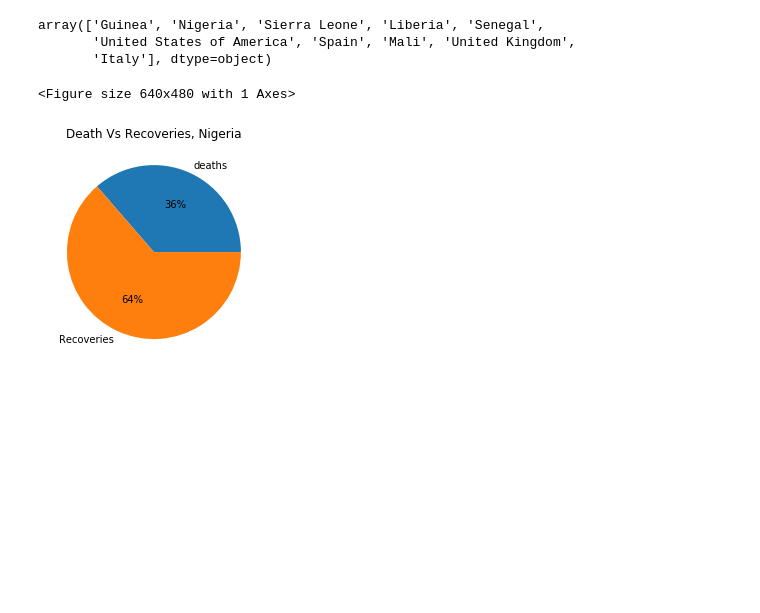
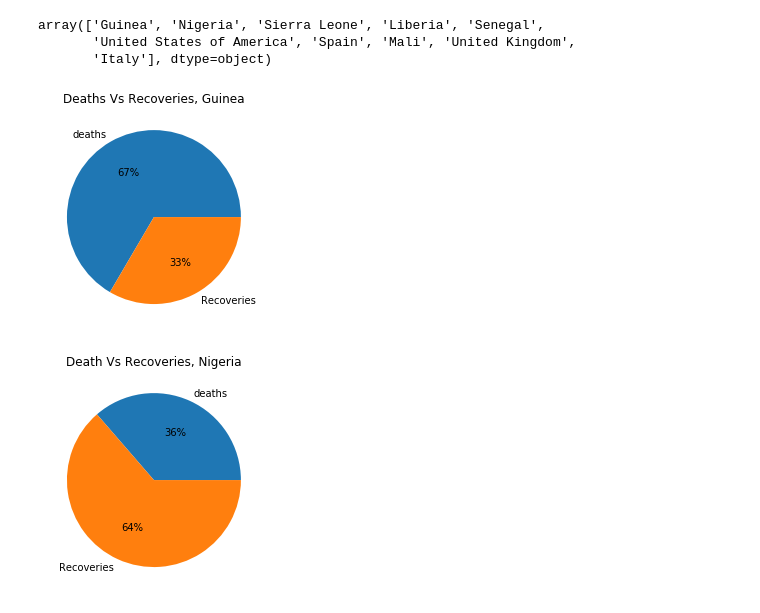
Before and after one commit to kunallll/EBOLA_OUTBREAK_2014_2016, a Jupyter notebook: EBOLA/Death_toll.ipynb, the cells around one changed output. Cells and saved outputs as stored; diff of their text form; code cells hidden in the pictures; blank space fills up the shorter version.

```diff
--- a/EBOLA/Death_toll.ipynb
+++ b/EBOLA/Death_toll.ipynb
@@ -68,14 +71,11 @@ array(['Guinea', 'Nigeria', 'Sierra Leone', 'Liberia', 'Senegal',
        'United States of America', 'Spain', 'Mali', 'United Kingdom',
        'Italy'], dtype=object)
 # %%
-import matplotlib.pyplot as pie1
-import numpy as np
-
-pie1.title('Deaths Vs Recoveries, Guinea')
+plt.title('Deaths Vs Recoveries, Guinea')
 slices = [Total_deaths[0]/Total_cases[0], (Total_cases[0] - Total_deaths[0])/Total_cases[0]]
-pie1.pie(slices, labels = ['deaths', 'Recoveries'], autopct = '%1.0f%%')
-pie1.savefig('Deaths_Vs_Recoveries_Guinea.png')
-pie1.show()
+plt.pie(slices, labels = ['deaths', 'Recoveries'], autopct = '%1.0f%%')
+plt.savefig('Deaths_Vs_Recoveries_Guinea.png')
+plt.show()
 # %% [output]
-<Figure size 640x480 with 1 Axes>
+[figure, added]
 # %%
```
Also changed, not shown: parts of 11 cells of this notebook, 1 other file.
